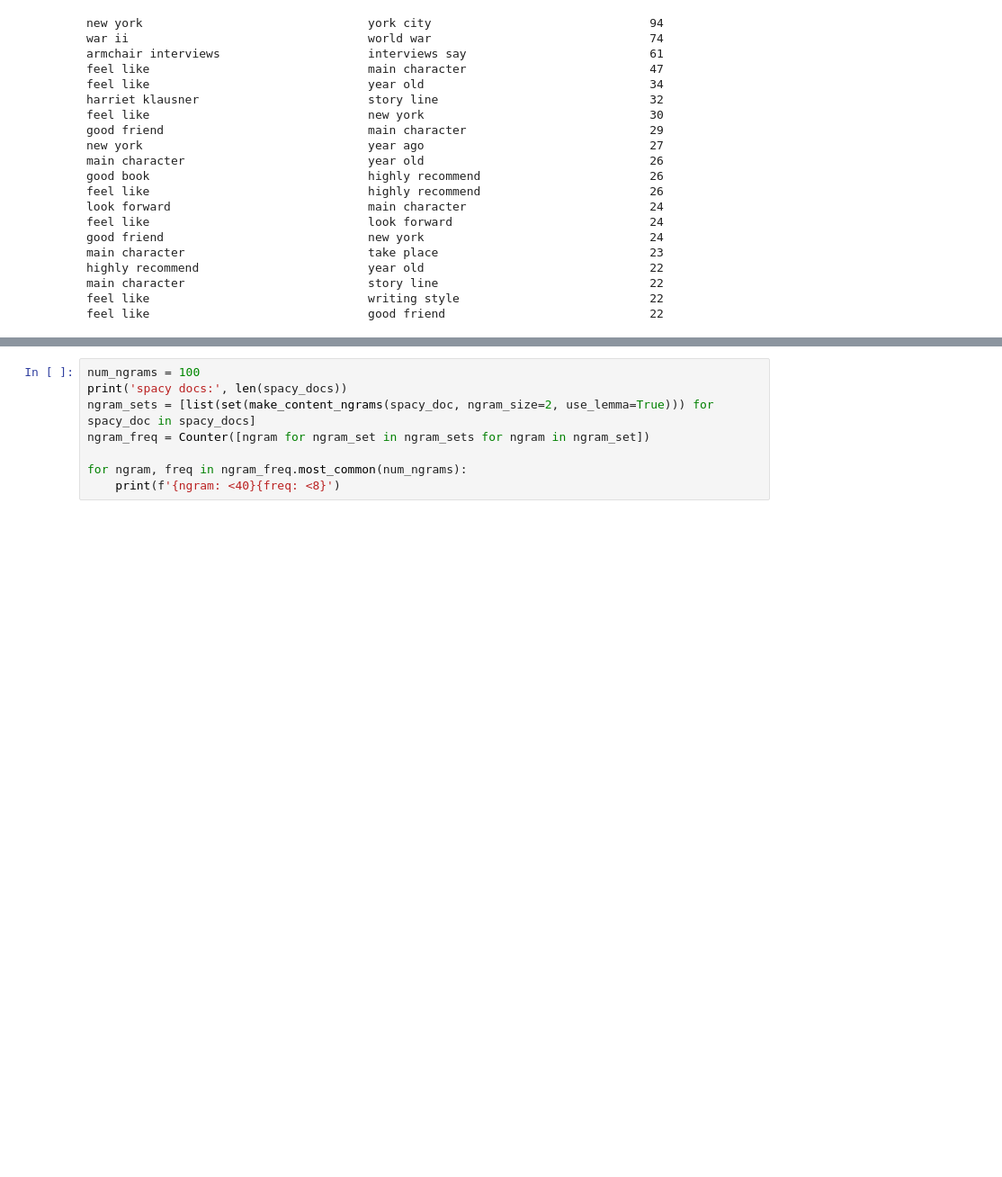
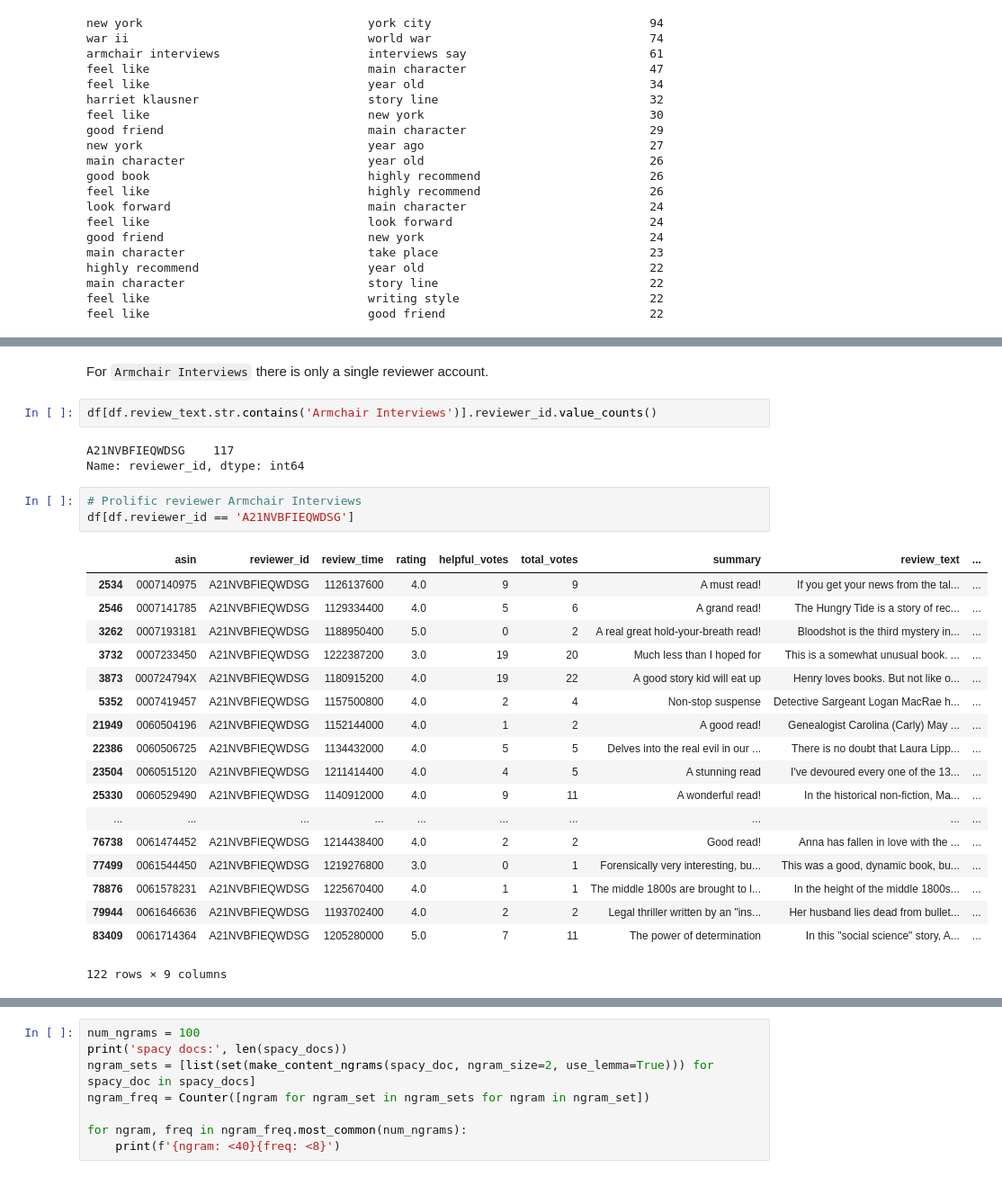
Before and after one commit to marijnkoolen/data-scopes-data-scale, a Jupyter notebook: Goodreads-review-analysis.ipynb, the cells around one changed output, grey strips where cells are left out. Shown: that part at 90% size. Saved outputs shown, nothing was run; the diff lists cells and outputs as text; blank space fills up the shorter version.

```diff
--- a/Goodreads-review-analysis.ipynb
+++ b/Goodreads-review-analysis.ipynb
@@ -648,0 +751,29 @@ feel like                               good friend
+# %% [markdown]
+For `Armchair Interviews` there is only a single reviewer account.
+# %%
+df[df.review_text.str.contains('Armchair Interviews')].reviewer_id.value_counts()
+# %% [output]
+A21NVBFIEQWDSG    117
+Name: reviewer_id, dtype: int64
+# %%
+# Prolific reviewer Armchair Interviews
+df[df.reviewer_id == 'A21NVBFIEQWDSG']
+# %% [output]
+|  | asin | reviewer_id | review_time | rating | helpful_votes | total_votes | summary | review_text | ... |
+| 2534 | 0007140975 | A21NVBFIEQWDSG | 1126137600 | 4.0 | 9 | 9 | A must read! | If you get your news from the tal... | ... |
+| 2546 | 0007141785 | A21NVBFIEQWDSG | 1129334400 | 4.0 | 5 | 6 | A grand read! | The Hungry Tide is a story of rec... | ... |
+| 3262 | 0007193181 | A21NVBFIEQWDSG | 1188950400 | 5.0 | 0 | 2 | A real great hold-your-breath read! | Bloodshot is the third mystery in... | ... |
+| 3732 | 0007233450 | A21NVBFIEQWDSG | 1222387200 | 3.0 | 19 | 20 | Much less than I hoped for | This is a somewhat unusual book. ... | ... |
+| 3873 | 000724794X | A21NVBFIEQWDSG | 1180915200 | 4.0 | 19 | 22 | A good story kid will eat up | Henry loves books. But not like o... | ... |
+| 5352 | 0007419457 | A21NVBFIEQWDSG | 1157500800 | 4.0 | 2 | 4 | Non-stop suspense | Detective Sargeant Logan MacRae h... | ... |
+| 21949 | 0060504196 | A21NVBFIEQWDSG | 1152144000 | 4.0 | 1 | 2 | A good read! | Genealogist Carolina (Carly) May ... | ... |
+| 22386 | 0060506725 | A21NVBFIEQWDSG | 1134432000 | 4.0 | 5 | 5 | Delves into the real evil in our ... | There is no doubt that Laura Lipp... | ... |
+| 23504 | 0060515120 | A21NVBFIEQWDSG | 1211414400 | 4.0 | 4 | 5 | A stunning read | I've devoured every one of the 13... | ... |
+| 25330 | 0060529490 | A21NVBFIEQWDSG | 1140912000 | 4.0 | 9 | 11 | A wonderful read! | In the historical non-fiction, Ma... | ... |
+| ... | ... | ... | ... | ... | ... | ... | ... | ... | ... |
+| 76738 | 0061474452 | A21NVBFIEQWDSG | 1214438400 | 4.0 | 2 | 2 | Good read! | Anna has fallen in love with the ... | ... |
+| 77499 | 0061544450 | A21NVBFIEQWDSG | 1219276800 | 3.0 | 0 | 1 | Forensically very interesting, bu... | This was a good, dynamic book, bu... | ... |
+| 78876 | 0061578231 | A21NVBFIEQWDSG | 1225670400 | 4.0 | 1 | 1 | The middle 1800s are brought to l... | In the height of the middle 1800s... | ... |
+| 79944 | 0061646636 | A21NVBFIEQWDSG | 1193702400 | 4.0 | 2 | 2 | Legal thriller written by an "ins... | Her husband lies dead from bullet... | ... |
+| 83409 | 0061714364 | A21NVBFIEQWDSG | 1205280000 | 5.0 | 7 | 11 | The power of determination | In this "social science" story, A... | ... |
+122 rows × 9 columns
```
Also changed, not shown: parts of 16 cells of this notebook.
